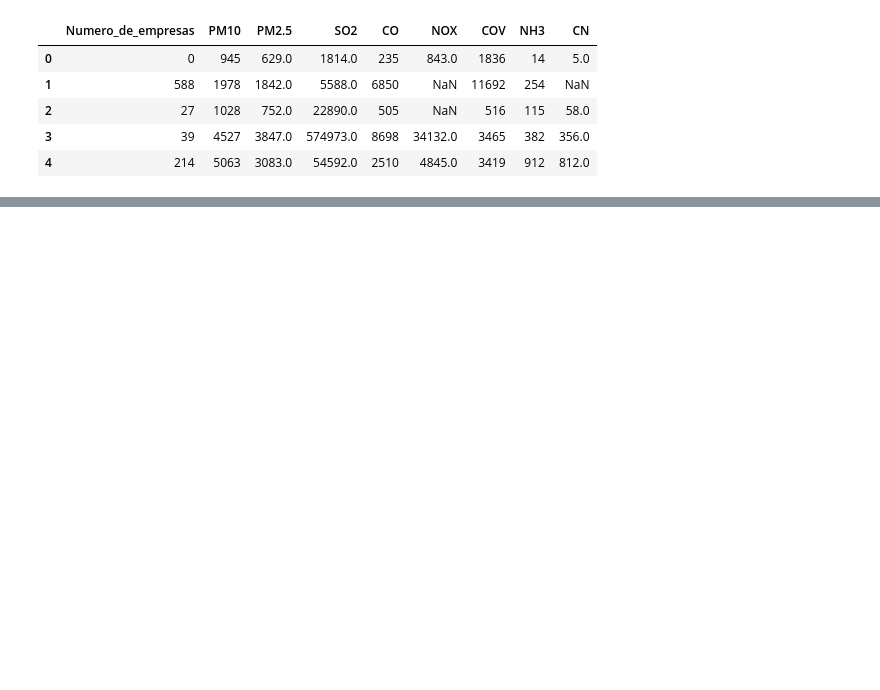
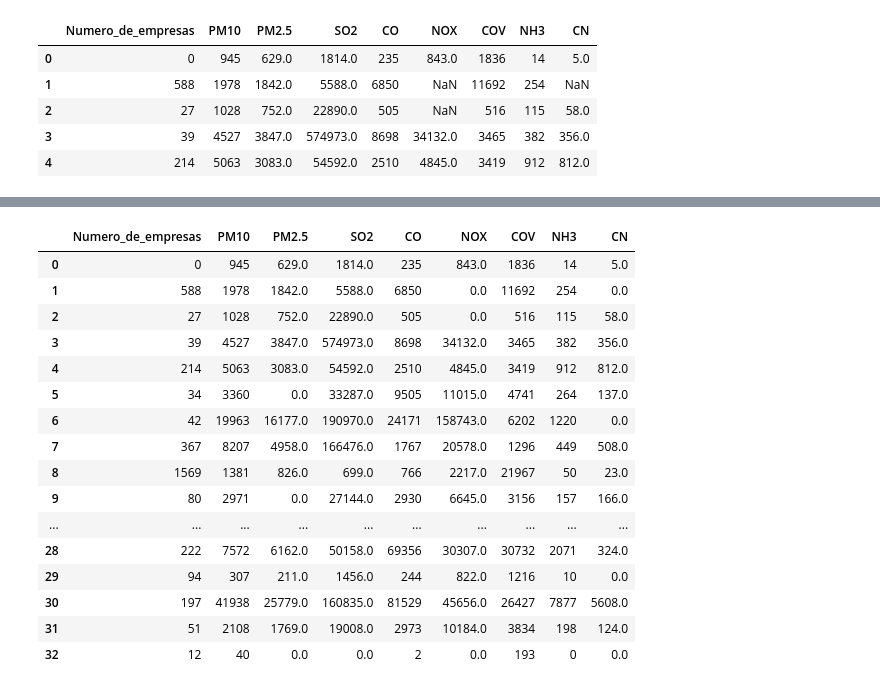
Before and after one commit to gonzo120/Python, a Jupyter notebook: Datascience/Pre-procesamiento/ReemplazoValoresPerdidos.ipynb, the cells around one changed output, grey strips where cells are left out. Cells and saved outputs as stored; diff of their text form; code cells hidden in the pictures; blank space fills up the shorter version.

```diff
--- a/Datascience/Pre-procesamiento/ReemplazoValoresPerdidos.ipynb
+++ b/Datascience/Pre-procesamiento/ReemplazoValoresPerdidos.ipynb
@@ -13,0 +34,20 @@ df.head()
+# %%
+df.fillna(0)
+# %% [output]
+|  | Numero_de_empresas | PM10 | PM2.5 | SO2 | CO | NOX | COV | NH3 | CN |
+| 0 | 0 | 945 | 629.0 | 1814.0 | 235 | 843.0 | 1836 | 14 | 5.0 |
+| 1 | 588 | 1978 | 1842.0 | 5588.0 | 6850 | 0.0 | 11692 | 254 | 0.0 |
+| 2 | 27 | 1028 | 752.0 | 22890.0 | 505 | 0.0 | 516 | 115 | 58.0 |
+| 3 | 39 | 4527 | 3847.0 | 574973.0 | 8698 | 34132.0 | 3465 | 382 | 356.0 |
+| 4 | 214 | 5063 | 3083.0 | 54592.0 | 2510 | 4845.0 | 3419 | 912 | 812.0 |
+| 5 | 34 | 3360 | 0.0 | 33287.0 | 9505 | 11015.0 | 4741 | 264 | 137.0 |
+| 6 | 42 | 19963 | 16177.0 | 190970.0 | 24171 | 158743.0 | 6202 | 1220 | 0.0 |
+| 7 | 367 | 8207 | 4958.0 | 166476.0 | 1767 | 20578.0 | 1296 | 449 | 508.0 |
+| 8 | 1569 | 1381 | 826.0 | 699.0 | 766 | 2217.0 | 21967 | 50 | 23.0 |
+| 9 | 80 | 2971 | 0.0 | 27144.0 | 2930 | 6645.0 | 3156 | 157 | 166.0 |
+| ... | ... | ... | ... | ... | ... | ... | ... | ... | ... |
+| 28 | 222 | 7572 | 6162.0 | 50158.0 | 69356 | 30307.0 | 30732 | 2071 | 324.0 |
+| 29 | 94 | 307 | 211.0 | 1456.0 | 244 | 822.0 | 1216 | 10 | 0.0 |
+| 30 | 197 | 41938 | 25779.0 | 160835.0 | 81529 | 45656.0 | 26427 | 7877 | 5608.0 |
+| 31 | 51 | 2108 | 1769.0 | 19008.0 | 2973 | 10184.0 | 3834 | 198 | 124.0 |
+| 32 | 12 | 40 | 0.0 | 0.0 | 2 | 0.0 | 193 | 0 | 0.0 |
```
Also changed, not shown: parts of 5 cells of this notebook, 4 other files.
